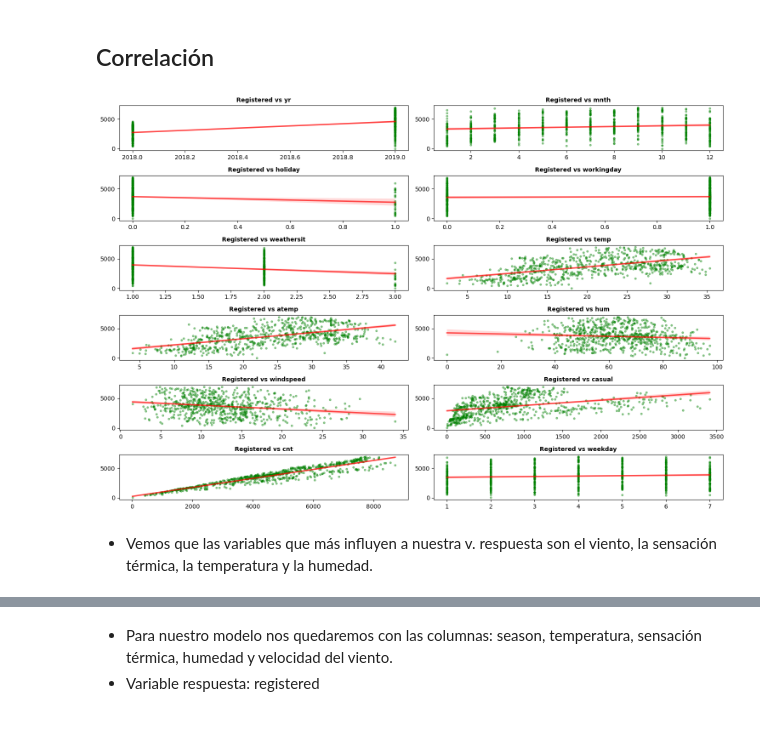
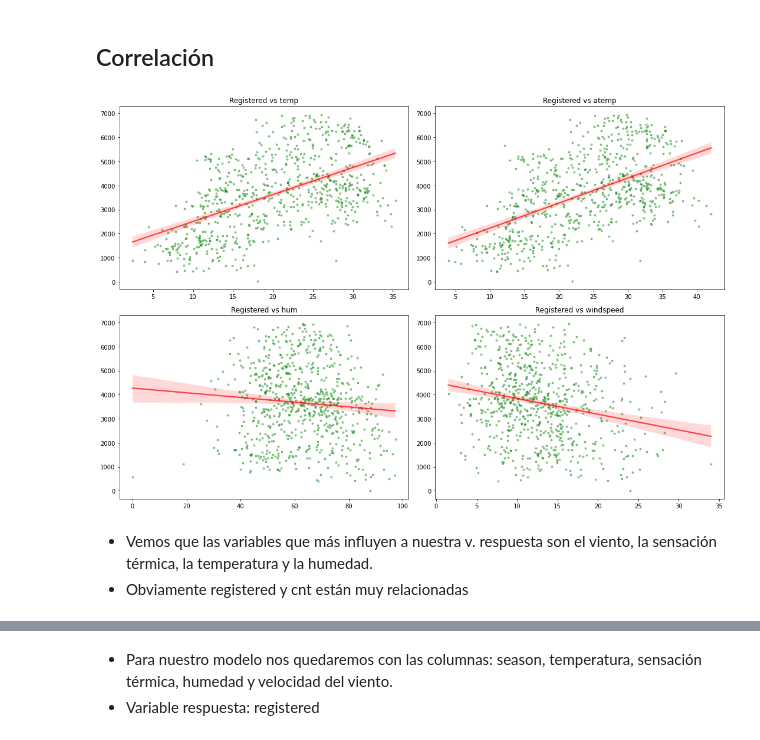
Before and after one commit to Adalab/DA-project-da-promo-c-modulo-3-team-6, a Jupyter notebook: sprint1/sprint1-Visualizaciones.ipynb, the cells around one changed output, grey strips where cells are left out. Cells and saved outputs as stored; diff of their text form; code cells hidden in the pictures.

```diff
--- a/sprint1/sprint1-Visualizaciones.ipynb
+++ b/sprint1/sprint1-Visualizaciones.ipynb
@@ -27,27 +27,29 @@ df.head()
 # %% [markdown]
 ## Correlación
+# %%
+lista_columnas = ["temp", "atemp", "hum", "windspeed"]
 # %%
-fig, axes = plt.subplots(nrows = 6, ncols = 2, figsize = (15, 10))
+fig, axes = plt.subplots(nrows = 2, ncols = 2, figsize = (15, 10))
 axes = axes.flat
-columnas_numeric = df.select_dtypes(include = np.number).columns
-columnas_numeric = columnas_numeric.drop("registered")
-for i, colum in enumerate(columnas_numeric):
+
+for i, colum in enumerate(lista_columnas):
     sns.regplot(
         x = df[colum],
         y = df["registered"],
         color = "green",
         marker = ".",
         scatter_kws = {"alpha": 0.4},
         line_kws = {"color": "red", "alpha": 0.7 },
         ax = axes[i])
-    axes[i].set_title(f"Registered vs {colum}", fontsize = 10, fontweight = "bold")
+    axes[i].set_title(f"Registered vs {colum}")
     axes[i].set_xlabel("")
     axes[i].set_ylabel("")
 fig.tight_layout();
 # %% [output]
-[figure, old version]
+[figure, new version]
 # %% [markdown]
 - Vemos que las variables que más influyen a nuestra v. respuesta son el viento, la sensación térmica, la temperatura y la humedad.
+- Obviamente registered y cnt están muy relacionadas
 # %%
 sns.boxplot(y= "registered", x="workingday", data = df) ;
 # %% [output]
```
Also changed, not shown: parts of 9 cells of this notebook, 9 other files.
